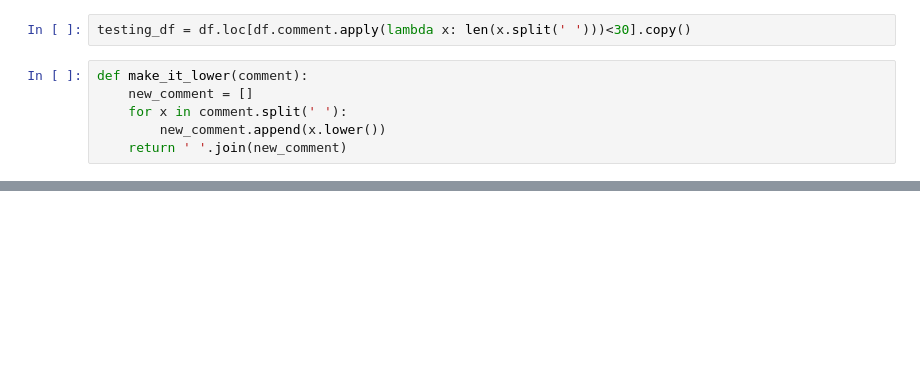
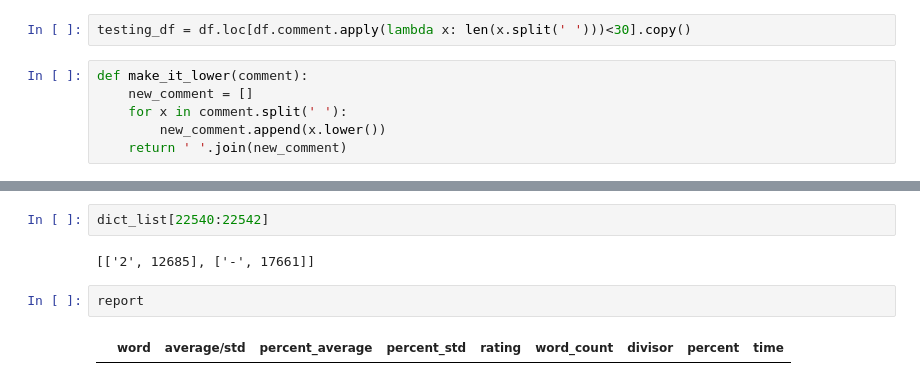
Before and after one commit to matthewgiem/boardgame_sentiment_analysis, a Jupyter notebook: Term Frequency Clean Up.ipynb, the cells around one changed output, grey strips where cells are left out. Saved outputs shown, nothing was run; the diff lists cells and outputs as text; blank space fills up the shorter version.

```diff
--- a/Term Frequency Clean Up.ipynb
+++ b/Term Frequency Clean Up.ipynb
@@ -238,0 +202,8 @@ for word in dict_list[10000:10100]:
+# %%
+dict_list[22540:22542]
+# %% [output]
+[['2', 12685], ['-', 17661]]
+# %%
+report
+# %% [output]
+|  | word | average/std | percent_average | percent_std | rating | word_count | divisor | percent | time |
```
Also changed, not shown: parts of 25 cells of this notebook.
